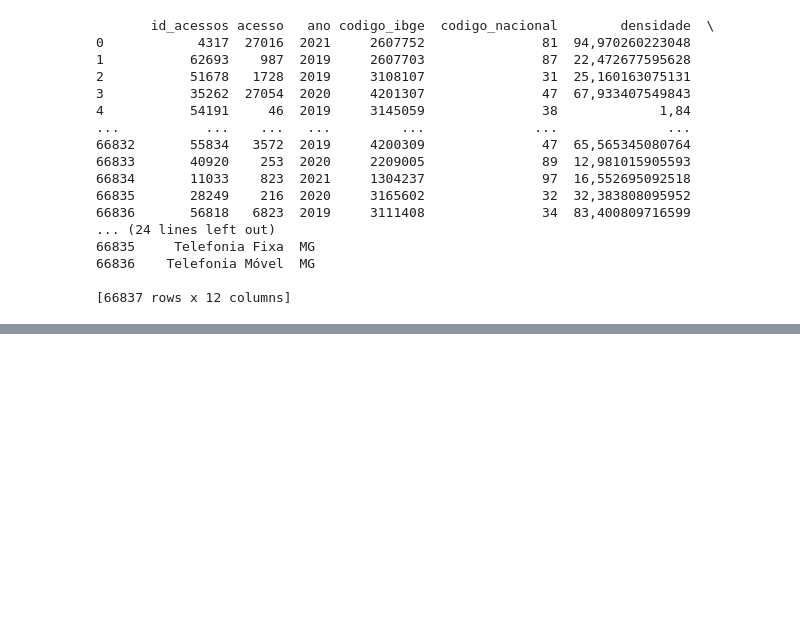
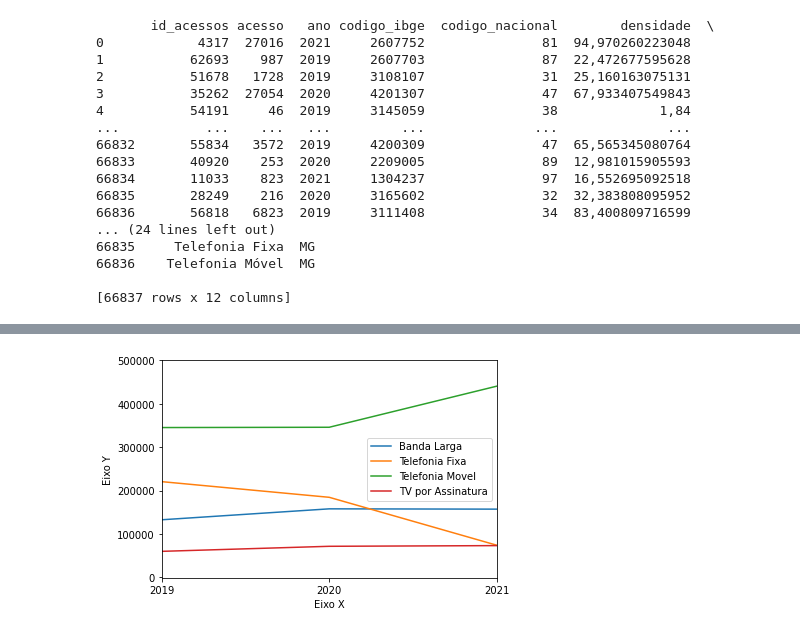
Before and after one commit to bruno7598/telecomunicacoes, a Jupyter notebook: script_jupiter/Municipio_acessook.ipynb, the cells around one changed output, grey strips where cells are left out. Cells and saved outputs as stored; diff of their text form; code cells hidden in the pictures; blank space fills up the shorter version.

```diff
--- a/script_jupiter/Municipio_acessook.ipynb
+++ b/script_jupiter/Municipio_acessook.ipynb
@@ -235,0 +232,12 @@ plt.show()
+# %%
+plt.plot(dataframe_banda_larga['ano'],dataframe_banda_larga['densidade'])
+plt.plot(dataframe_telefonia_fixa['ano'],dataframe_telefonia_fixa['densidade'], )
+plt.plot(dataframe_telefonia_movel['ano'],dataframe_telefonia_movel['densidade'])
+plt.plot(dataframe_tv_por_assinatura['ano'],dataframe_tv_por_assinatura['densidade'])
+
+plt.legend(['Banda Larga', 'Telefonia Fixa', 'Telefonia Movel', 'TV por Assinatura'])
+plt.ylabel('Eixo Y')
+plt.xlabel('Eixo X')
+plt.show()
+# %% [output]
+[figure, added]
```
Also changed, not shown: parts of 5 cells of this notebook, 4 other files.
